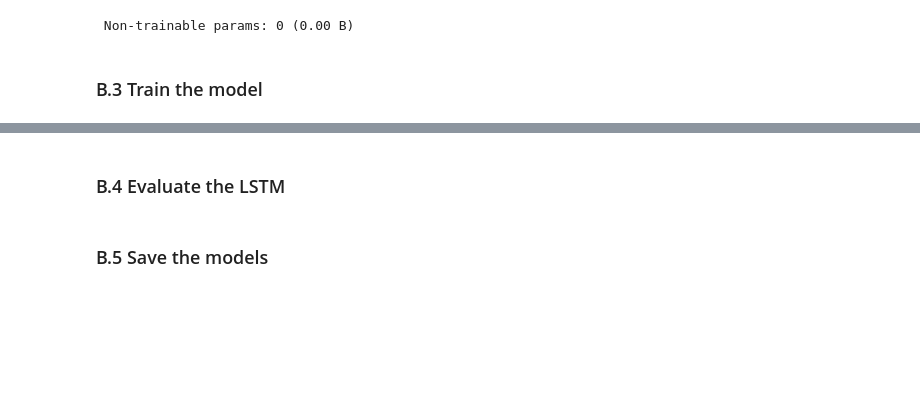
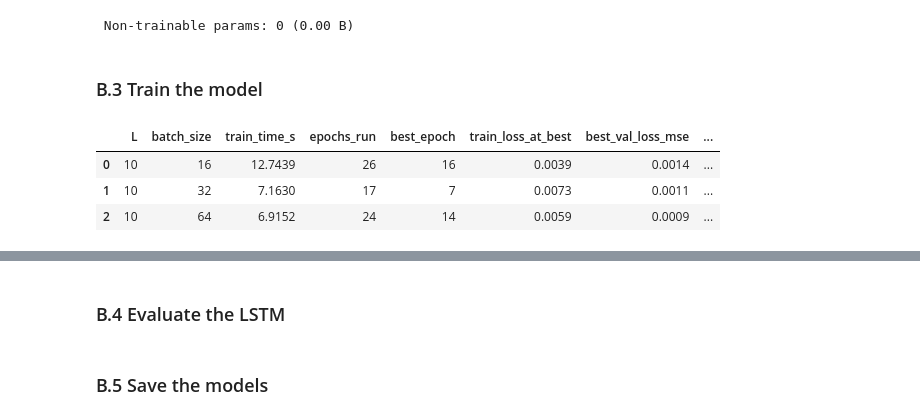
Before and after one commit to MaiChiLe113/Exploratory-Data-Analysis-NASA-Battery, a Jupyter notebook: asm_3/Portfolio_Assessment3_LeMaiChi.ipynb, the cells around one changed output, grey strips where cells are left out. Drawn from its saved outputs; the diff is of its cells as text; code cells hidden in the pictures; blank space fills up the shorter version.

```diff
--- a/asm_3/Portfolio_Assessment3_LeMaiChi.ipynb
+++ b/asm_3/Portfolio_Assessment3_LeMaiChi.ipynb
@@ -305,3 +305,32 @@ Model: "lstm_L10"
  Non-trainable params: 0 (0.00 B)
 # %% [markdown]
 ### B.3 Train the model
+# %%
+BATCH_SIZES = [16, 32, 64]
+EPOCHS = 50
+
+def train_lstm(data, L, batch_size):
+    keras.utils.set_random_seed(SEED)
+    model = build_lstm(L, N_FEATURES)
+    callbacks = [keras.callbacks.EarlyStopping(monitor="val_loss", patience=10, restore_best_weights=True),
+                 keras.callbacks.ReduceLROnPlateau(monitor="val_loss", factor=0.5, patience=5)]
+    start = time.time()
+    hist = model.fit(*data["train"][:2], validation_data=data["val"][:2], epochs=EPOCHS,
+                     batch_size=batch_size, callbacks=callbacks, verbose=0)
+    return model, hist.history, time.time() - start
+
+def run_summary(h, **extra):
+    best = int(np.argmin(h["val_loss"]))
+    return {**extra, "epochs_run": len(h["loss"]), "best_epoch": best + 1,
+            "train_loss_at_best": h["loss"][best], "best_val_loss_mse": h["val_loss"][best],
+            "val_mae_at_best": h["val_mae"][best]}
+
+runs = {bs: train_lstm(dl1, L1, bs) for bs in BATCH_SIZES}
+bs_table = save_table(pd.DataFrame([run_summary(h, L=L1, batch_size=bs, train_time_s=t)
+for bs, (_, h, t) in runs.items()]).round(5), "table_3_batch_size")
+display(bs_table)
+# %% [output]
+|  | L | batch_size | train_time_s | epochs_run | best_epoch | train_loss_at_best | best_val_loss_mse | ... |
+| 0 | 10 | 16 | 12.7439 | 26 | 16 | 0.0039 | 0.0014 | ... |
+| 1 | 10 | 32 | 7.1630 | 17 | 7 | 0.0073 | 0.0011 | ... |
+| 2 | 10 | 64 | 6.9152 | 24 | 14 | 0.0059 | 0.0009 | ... |
```
Also changed, not shown: parts of 1 cell of this notebook, 2 other files.
